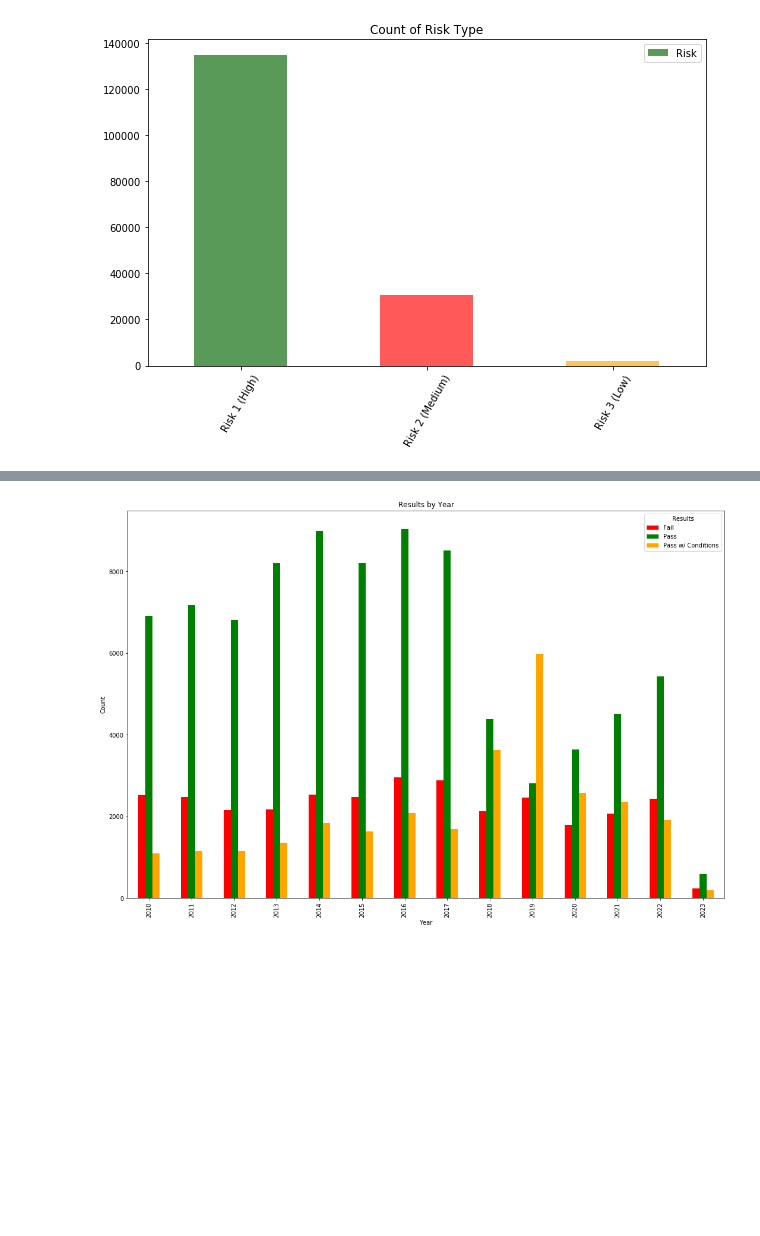
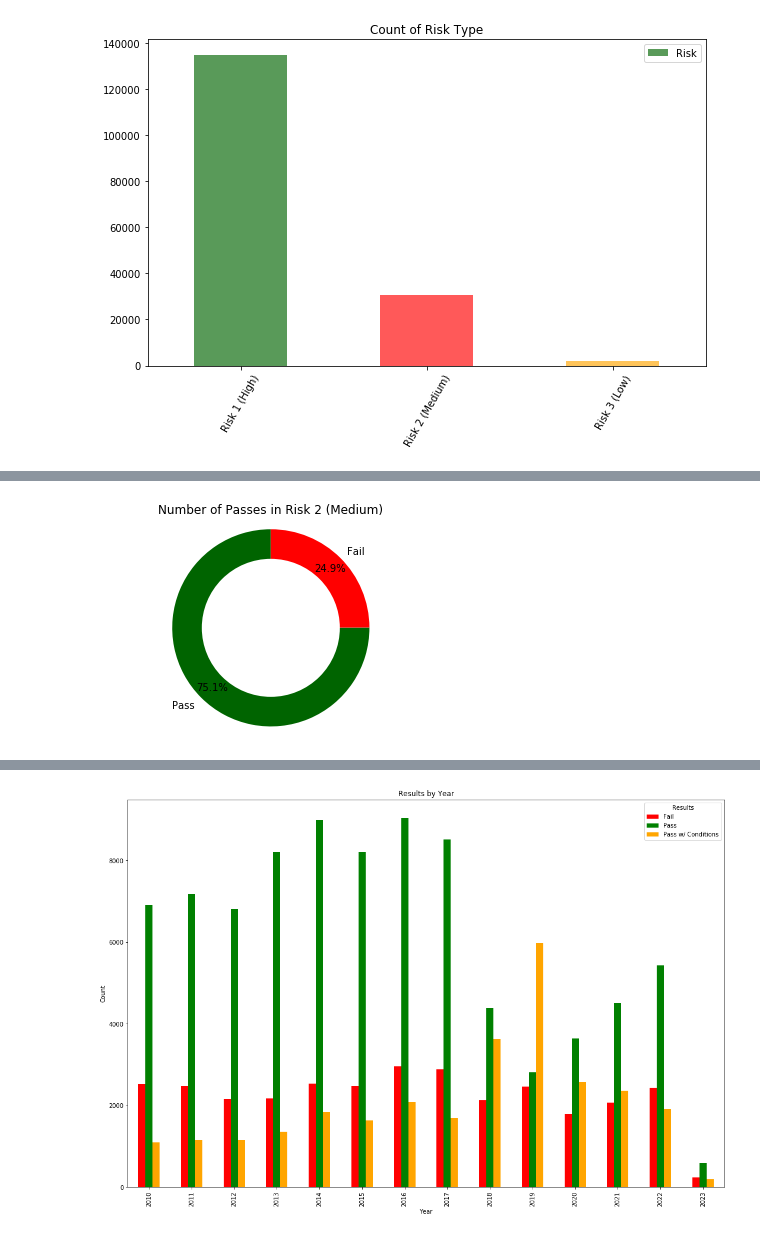
Before and after one commit to flindwall/chicago-food-inspections, a Jupyter notebook: Code/StarterAnalysis.ipynb, the cells around one changed output, grey strips where cells are left out. Saved outputs shown, nothing was run; the diff lists cells and outputs as text; code cells hidden in the pictures; blank space fills up the shorter version.

```diff
--- a/Code/StarterAnalysis.ipynb
+++ b/Code/StarterAnalysis.ipynb
@@ -261,0 +287,25 @@ risk1_df = restaurants_df.query("`Results` == 'Pass' and `Results` == 'Fail' and
+# %%
+risk2_df = restaurants_df.query("(`Results` == 'Pass' or `Results` == 'Fail') and `Risk` == 'Risk 2 (Medium)'")
+pass_count = risk2_df['Results'].value_counts()['Pass']
+
+# Create a list of values for the donut chart
+values = [pass_count, len(risk2_df) - pass_count]
+labels = ['Pass', 'Fail']
+colors = ['darkgreen', 'red']
+
+# Create a donut chart
+fig, ax = plt.subplots()
+ax.pie(values, labels=labels, colors = colors, autopct='%1.1f%%', startangle=90, pctdistance=0.85)
+ax.axis('equal')
+centre_circle = plt.Circle((0,0),0.70,fc='white')
+fig.gca().add_artist(centre_circle)
+
+# Add a title
+ax.set_title('Number of Passes in Risk 2 (Medium)')
+
+plt.savefig("Output/Risk2Passes.png", bbox_inches="tight")
+
+# Display the chart
+plt.show()
+# %% [output]
+[figure, added]
```
Also changed, not shown: parts of 7 cells of this notebook.
